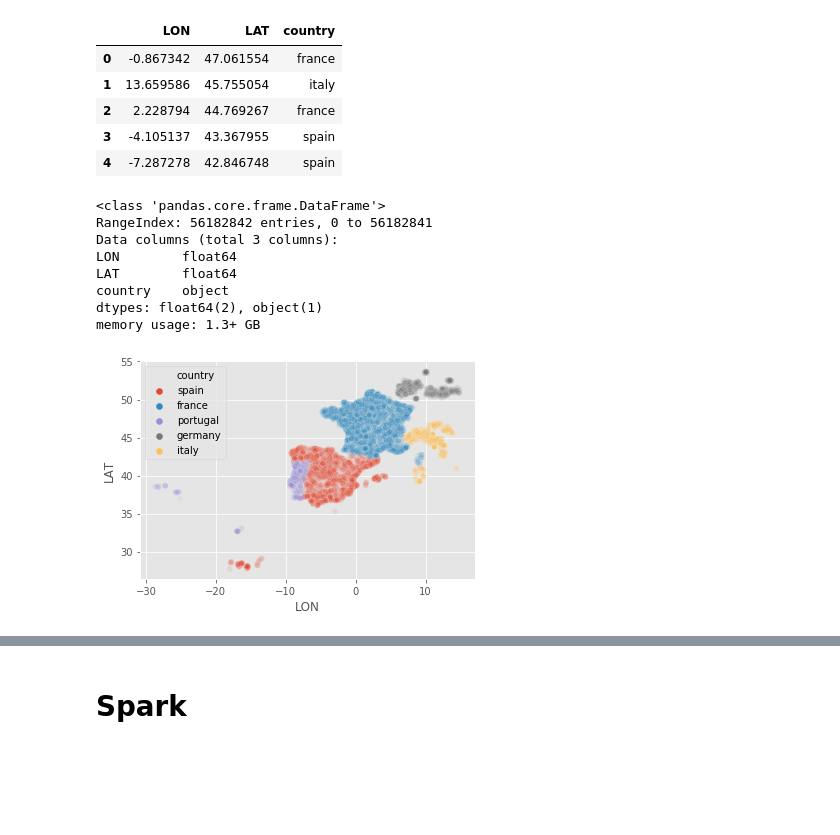
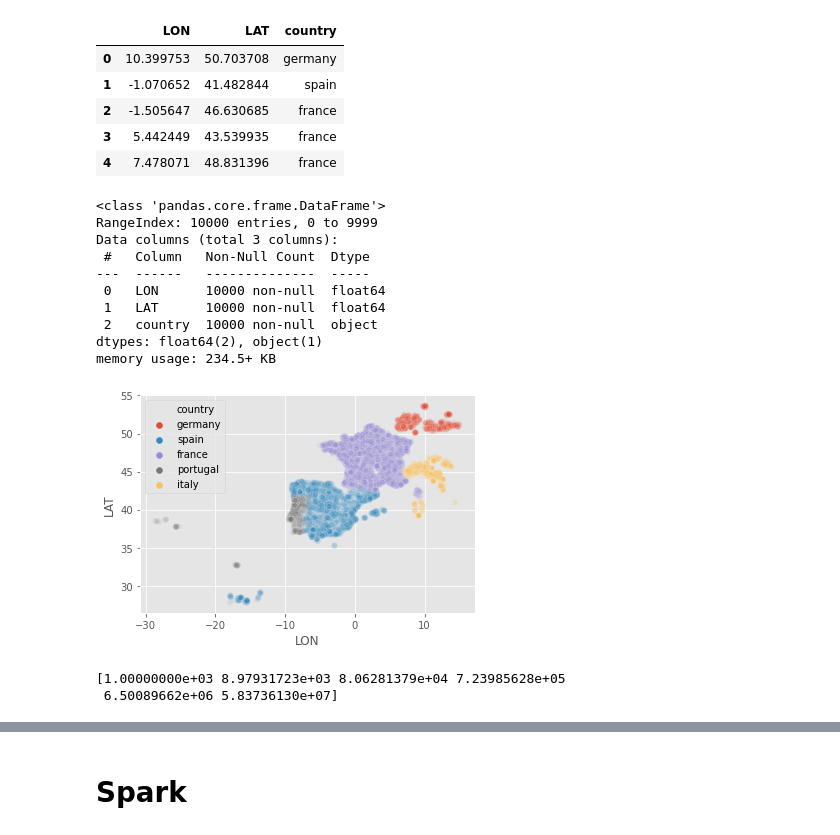
Before and after one commit to horaceg/SparkBenchmark, a Jupyter notebook: benchmark.ipynb, the cells around one changed output, grey strips where cells are left out. Saved outputs shown, nothing was run; the diff lists cells and outputs as text; code cells hidden in the pictures; blank space fills up the shorter version.

```diff
--- a/benchmark.ipynb
+++ b/benchmark.ipynb
@@ -9,31 +9,33 @@ import time
 %matplotlib inline
 plt.style.use("ggplot")
 # %%
-sub = pd.read_csv("data/shuffled_with_txt.csv", usecols=["LON", "LAT", "country"])
+sub = pd.read_csv("data/shuffled_with_txt.csv", usecols=["LON", "LAT", "country"], nrows=10_000)
 sub.head()
 # %% [output]
 |  | LON | LAT | country |
-| 0 | -0.867342 | 47.061554 | france |
-| 1 | 13.659586 | 45.755054 | italy |
-| 2 | 2.228794 | 44.769267 | france |
-| 3 | -4.105137 | 43.367955 | spain |
-| 4 | -7.287278 | 42.846748 | spain |
+| 0 | 10.399753 | 50.703708 | germany |
+| 1 | -1.070652 | 41.482844 | spain |
+| 2 | -1.505647 | 46.630685 | france |
+| 3 | 5.442449 | 43.539935 | france |
+| 4 | 7.478071 | 48.831396 | france |
 # %%
 sub.info()
 # %% [output]
 <class 'pandas.core.frame.DataFrame'>
-RangeIndex: 56182842 entries, 0 to 56182841
+RangeIndex: 10000 entries, 0 to 9999
 Data columns (total 3 columns):
-LON        float64
-LAT        float64
-country    object
+ #   Column   Non-Null Count  Dtype
+---  ------   --------------  -----
+ 0   LON      10000 non-null  float64
+ 1   LAT      10000 non-null  float64
+ 2   country  10000 non-null  object
 dtypes: float64(2), object(1)
-memory usage: 1.3+ GB
+memory usage: 234.5+ KB
 # %%
-sns.scatterplot(data=sub.sample(10_000).query("LAT > 20"),
+sns.scatterplot(data=sub.query("LAT > 20"),
                 x="LON", y='LAT', hue='country', alpha=0.1) ;
 # %% [output]
-[figure, old version]
+[figure, new version]
 # %%
 from sklearn.ensemble import RandomForestClassifier as RfSk
 from sklearn.preprocessing import LabelEncoder
@@ -52,6 +54,10 @@ def fit_predict_sk(clf, df):
 MAX_ROWS = 58373613
 all_lengths = np.logspace(3, np.log10(MAX_ROWS), 6)
 clf = RfSk(50)
+print(all_lengths)
+# %% [output]
+[1.00000000e+03 8.97931723e+03 8.06281379e+04 7.23985628e+05
+ 6.50089662e+06 5.83736130e+07]
 # %%
 def benchmark_sk(all_lengths):
     all_durations_sk = dict()
```
Also changed, not shown: parts of 17 cells of this notebook, 8 other files.
